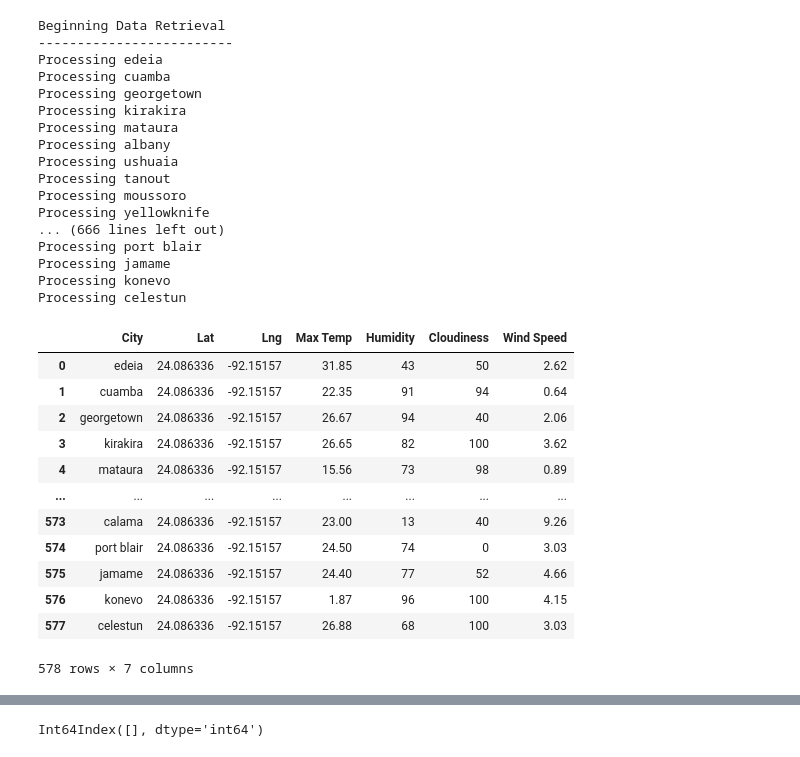
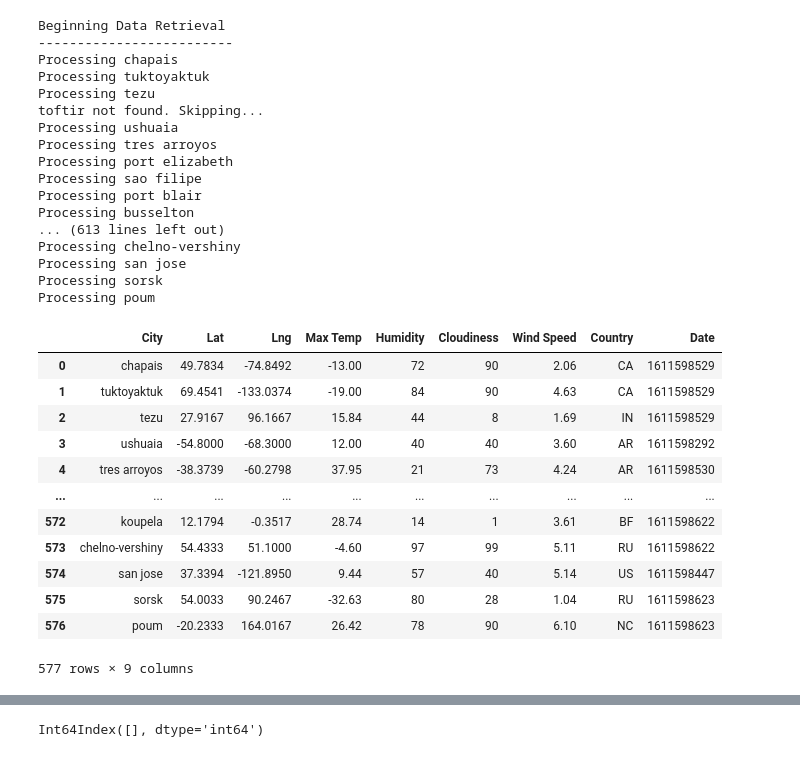
Before and after one commit to erinmann12/python-api-challenge, a Jupyter notebook: WeatherPy/WeatherPy.ipynb, the cells around one changed output, grey strips where cells are left out. Drawn from its saved outputs; the diff is of its cells as text; code cells hidden in the pictures.

```diff
--- a/WeatherPy/WeatherPy.ipynb
+++ b/WeatherPy/WeatherPy.ipynb
@@ -78,18 +80,22 @@ pp.pprint(test_json)
               'main': 'Clouds'}],
  'wind': {'deg': 10, 'speed': 2.62}}
 # %%
-#Create empty lists to receive temperature, humidity, cloudiness, and wind speed
+#Create empty lists to receive data
 temp = []
 humidity = []
 cloudiness = []
 wind_speed = []
 cities_found = []
+lat_cityfound = []
+lng_cityfound = []
+date = []
+country = []
 
 print("Beginning Data Retrieval")
 print("-------------------------")
 #Loop through the list of random cities and perform a request for data on each
 for city in cities:
-    print(f"Processing {city}")
+
     response = requests.get(query_url + city).json()
 
     #If city found, add data to list
@@ -99,49 +105,53 @@ for city in cities:
         cloudiness.append(response['clouds']['all'])
         wind_speed.append(response['wind']['speed'])
         cities_found.append(city)
+        lat_cityfound.append(response['coord']['lat'])
+        lng_cityfound.append(response['coord']['lon'])
+        date.append(response['dt'])
+        country.append(response['sys']['country'])
+        print(f"Processing {city}")
     except:
         print(f"{city} not found. Skipping...")
 # %% [output]
 Beginning Data Retrieval
 -------------------------
-Processing edeia
-Processing cuamba
-Processing georgetown
-Processing kirakira
-Processing mataura
-Processing albany
+Processing chapais
+Processing tuktoyaktuk
+Processing tezu
+toftir not found. Skipping...
 Processing ushuaia
-Processing tanout
-Processing moussoro
-Processing yellowknife
-... (666 lines left out)
+Processing tres arroyos
+Processing port elizabeth
+Processing sao filipe
 Processing port blair
-Processing jamame
-Processing konevo
-Processing celestun
+Processing busselton
+... (613 lines left out)
+Processing chelno-vershiny
+Processing san jose
+Processing sorsk
+Processing poum
 # %%
 #export city data into csv file
 
-
 #create dataframe of city data
-city_data_df = pd.DataFrame({"City": cities_found, "Lat": lat_lng[0], "Lng": lat_lng[1], "Max Temp": temp,
-                            "Humidity": humidity, "Cloudiness": cloudiness, "Wind Speed": wind_speed})
+city_data_df = pd.DataFrame({"City": cities_found, "Lat": lat_cityfound, "Lng": lng_cityfound, "Max Temp": temp,
+                            "Humidity": humidity, "Cloudiness": cloudiness, "Wind Speed": wind_speed,
+                            "Country": country, "Date": date})
 city_data_df
-#still need country and date columns
 # %% [output]
-|  | City | Lat | Lng | Max Temp | Humidity | Cloudiness | Wind Speed |
-| 0 | edeia | 24.086336 | -92.15157 | 31.85 | 43 | 50 | 2.62 |
-| 1 | cuamba | 24.086336 | -92.15157 | 22.35 | 91 | 94 | 0.64 |
-| 2 | georgetown | 24.086336 | -92.15157 | 26.67 | 94 | 40 | 2.06 |
-| 3 | kirakira | 24.086336 | -92.15157 | 26.65 | 82 | 100 | 3.62 |
-| 4 | mataura | 24.086336 | -92.15157 | 15.56 | 73 | 98 | 0.89 |
-| ... | ... | ... | ... | ... | ... | ... | ... |
-| 573 | calama | 24.086336 | -92.15157 | 23.00 | 13 | 40 | 9.26 |
-| 574 | port blair | 24.086336 | -92.15157 | 24.50 | 74 | 0 | 3.03 |
-| 575 | jamame | 24.086336 | -92.15157 | 24.40 | 77 | 52 | 4.66 |
-| 576 | konevo | 24.086336 | -92.15157 | 1.87 | 96 | 100 | 4.15 |
-| 577 | celestun | 24.086336 | -92.15157 | 26.88 | 68 | 100 | 3.03 |
+|  | City | Lat | Lng | Max Temp | Humidity | Cloudiness | Wind Speed | Country | Date |
+| 0 | chapais | 49.7834 | -74.8492 | -13.00 | 72 | 90 | 2.06 | CA | 1611598529 |
+| 1 | tuktoyaktuk | 69.4541 | -133.0374 | -19.00 | 84 | 90 | 4.63 | CA | 1611598529 |
+| 2 | tezu | 27.9167 | 96.1667 | 15.84 | 44 | 8 | 1.69 | IN | 1611598529 |
+| 3 | ushuaia | -54.8000 | -68.3000 | 12.00 | 40 | 40 | 3.60 | AR | 1611598292 |
+| 4 | tres arroyos | -38.3739 | -60.2798 | 37.95 | 21 | 73 | 4.24 | AR | 1611598530 |
+| ... | ... | ... | ... | ... | ... | ... | ... | ... | ... |
+| 572 | koupela | 12.1794 | -0.3517 | 28.74 | 14 | 1 | 3.61 | BF | 1611598622 |
+| 573 | chelno-vershiny | 54.4333 | 51.1000 | -4.60 | 97 | 99 | 5.11 | RU | 1611598622 |
+| 574 | san jose | 37.3394 | -121.8950 | 9.44 | 57 | 40 | 5.14 | US | 1611598447 |
+| 575 | sorsk | 54.0033 | 90.2467 | -32.63 | 80 | 28 | 1.04 | RU | 1611598623 |
+| 576 | poum | -20.2333 | 164.0167 | 26.42 | 78 | 90 | 6.10 | NC | 1611598623 |
-578 rows × 7 columns
+577 rows × 9 columns
 # %%
 #get summary statistics data frame on Lat, Lng, Max Temp, Humidity, Cloudiness, Wind Speed, Date
 
```
Also changed, not shown: parts of 17 cells of this notebook.
